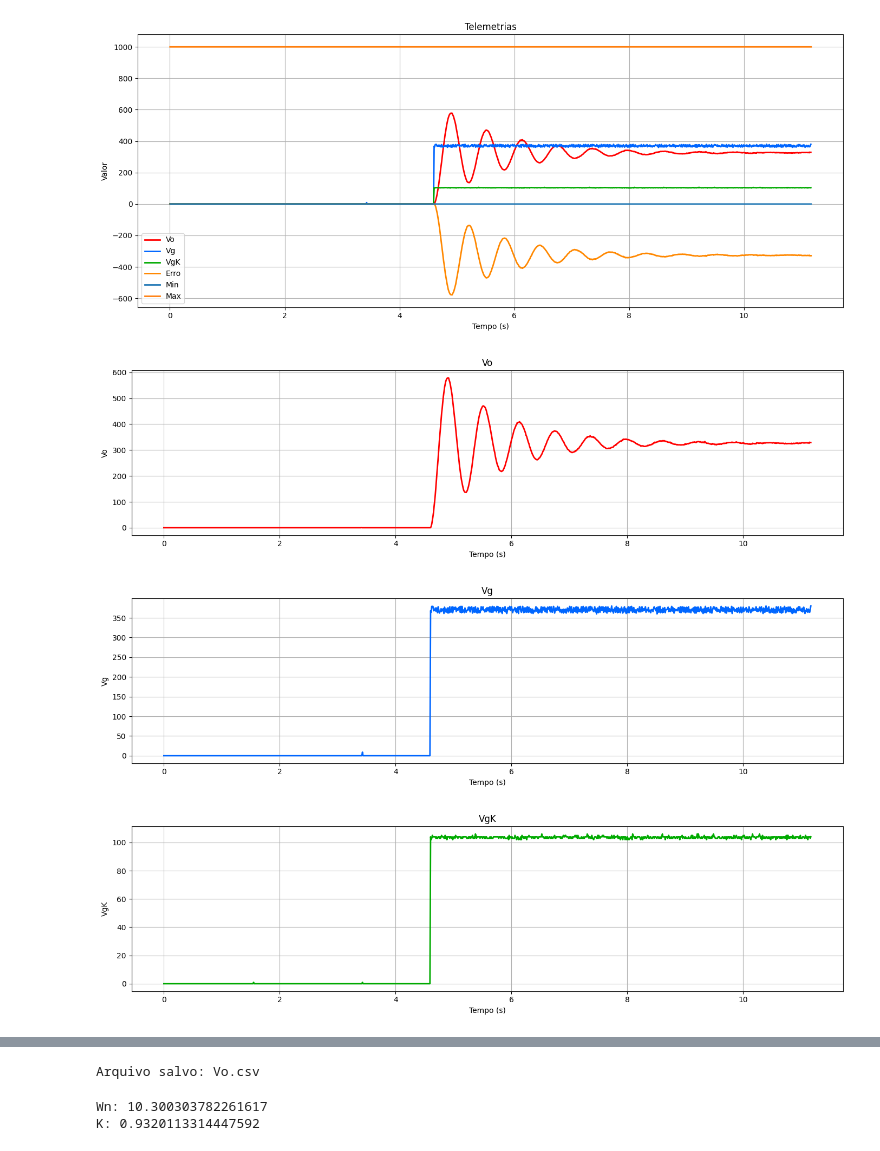
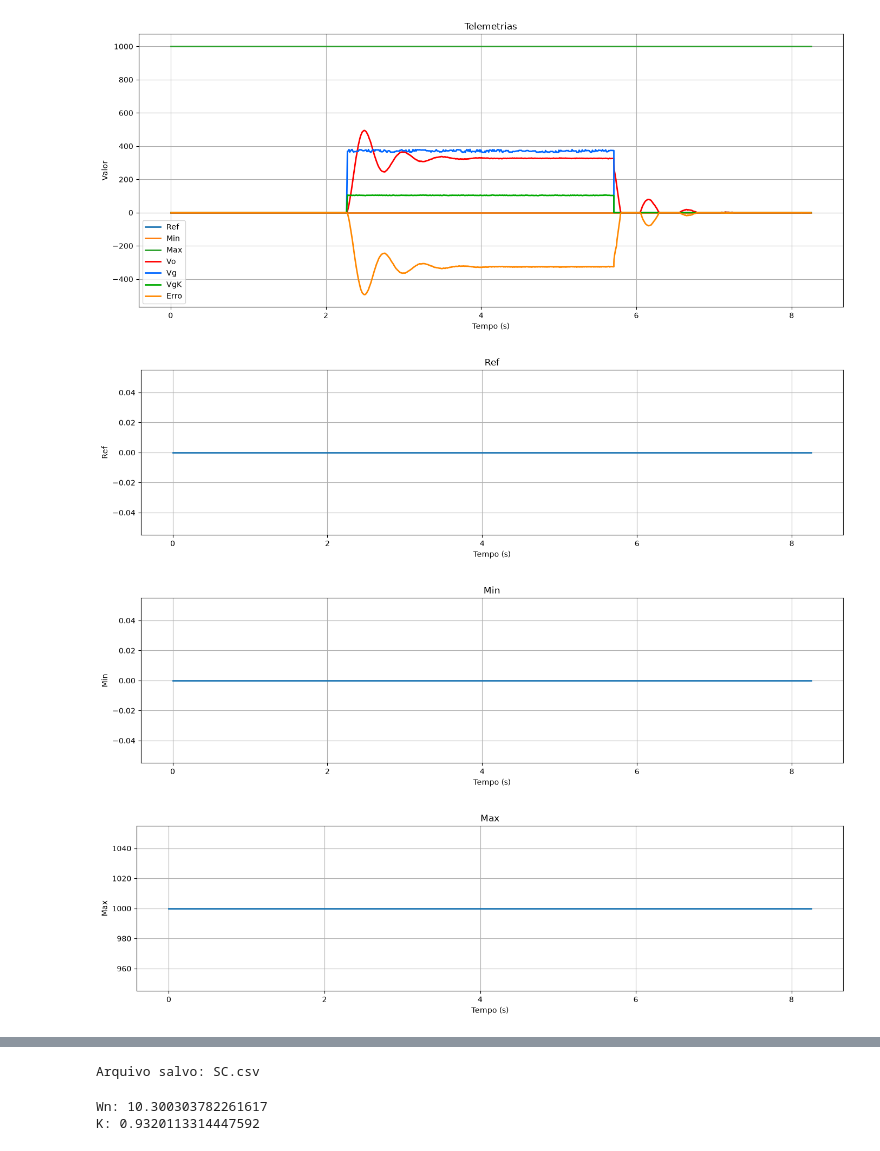
Before and after one commit to luanjjbr/Sallen-Key, a Jupyter notebook: Py/grafico.ipynb, the cells around one changed output, grey strips where cells are left out. Drawn from its saved outputs; the diff is of its cells as text; code cells hidden in the pictures.

```diff
--- a/Py/grafico.ipynb
+++ b/Py/grafico.ipynb
@@ -4,6 +4,7 @@
 import json
 import csv
 import matplotlib.pyplot as plt
+arquivo="SC"
 # %%
 # ==========================================
 # CORES FIXAS PARA CADA SINAL
@@ -115,38 +116,41 @@ def plot_teleplot(
     else:
         raise ValueError("mode deve ser 'together' ou 'separate'")
 
 
 # ==========================================
 # EXEMPLOS DE USO
 # ==========================================
 
+json_file = arquivo + ".json"
+csv_file = arquivo + ".csv"
+
 # Todos os sinais juntos
 plot_teleplot(
-    "teleplot_2026-6-7_16-52.json",
+    json_file,
     mode="together"
 )
 
 # Todos os sinais separados
 plot_teleplot(
-    "teleplot_2026-6-7_16-52.json",
+    json_file,
     mode="separate"
 )
 
 # Apenas alguns sinais juntos
 # plot_teleplot(
-#     "teleplot_2026-6-7_16-52.json",
+#     json_file,
 #     signals=["Vg", "Vo", "VgK", "Erro"],
 #     mode="together"
 # )
 
 # Apenas alguns sinais separados
 # plot_teleplot(
-#     "teleplot_2026-6-7_16-52.json",
+#     json_file,
 #     signals=["Vg", "Vo", "VgK", "Erro"],
 #     mode="separate"
 # )
 # %% [output]
-[figure, old version]
+[figure, new version]
-[figure, old version]
+[figure, new version]
-[figure, old version]
+[figure, new version]
-[figure, old version]
+[figure, new version]
@@ -156,8 +161,4 @@ plot_teleplot(
 # %%
-
-json_file = "teleplot_2026-6-7_16-52.json"
-csv_file = "Vo.csv"
-
 with open(json_file, "r") as f:
     data = json.load(f)
 
@@ -175,7 +176,7 @@ with open(csv_file, "w", newline="") as f:
 
 print(f"Arquivo salvo: {csv_file}")
 # %% [output]
-Arquivo salvo: Vo.csv
+Arquivo salvo: SC.csv
 # %%
 import numpy as np
 
```
Also changed, not shown: parts of 1 cell of this notebook, 59 other files.
